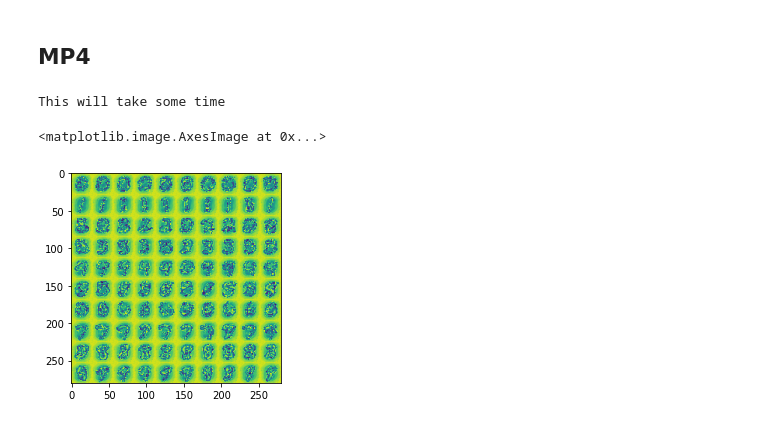
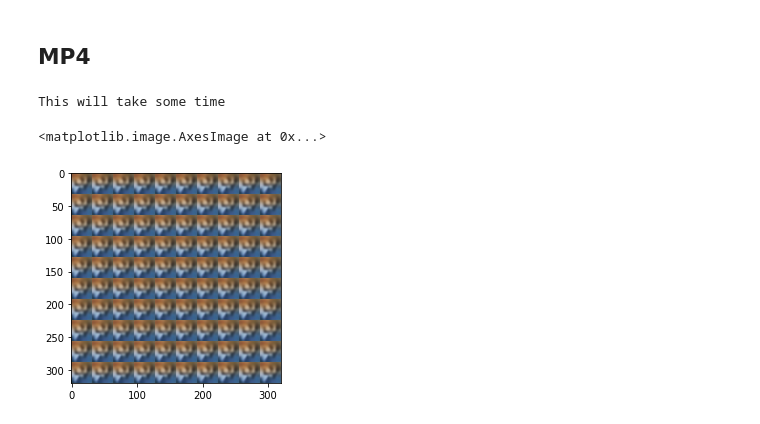
Before and after one commit to Kinvert/Machine-Learning, a Jupyter notebook: Autoencoders/CIFAR-10-Visualizations/01-Training-History/CIFAR-10-Autoencoder-Vis.ipynb, the cells around one changed output. Saved outputs shown, nothing was run; the diff lists cells and outputs as text; code cells hidden in the pictures.

```diff
--- a/Autoencoders/CIFAR-10-Visualizations/01-Training-History/CIFAR-10-Autoencoder-Vis.ipynb
+++ b/Autoencoders/CIFAR-10-Visualizations/01-Training-History/CIFAR-10-Autoencoder-Vis.ipynb
@@ -104,0 +174,8 @@ Epoch 64/64
+# %%
+mainLR = 0.001
+loss_fn = tf.keras.losses.MeanSquaredError()
+optimizer = tf.keras.optimizers.Adam(learning_rate=mainLR)
+autoencoder.compile(optimizer, loss_fn)
+
+train_acc_metric = tf.keras.metrics.MeanSquaredError()
+val_acc_metric = tf.keras.metrics.MeanSquaredError()
@@ -113,7 +270,7 @@ print(prediction_history.shape)
 # %%
 idx = 0
 splits = 10
-mult = 26
+mult = 1
 f, axarr = plt.subplots(1, 1, figsize=(15, 15))
 blends = np.zeros(shape=(32 * splits, 32 * splits, 3))
 other = np.zeros(shape=(32 * splits, 32 * splits, 3))
@@ -151,6 +307,7 @@ plt.rcParams["figure.autolayout"] = True
 fig, ax = plt.subplots()
 
 idx = 0
+prediction_history = predHistory
 
 def update(i):
     frame = prediction_history[i][idx]
@@ -206,44 +363,30 @@ images = [pred_numpy_array[i][idx][:,:,0] for i in range(100)]
 # %%
 tiles = 10
 totalFrames = 100
 
-indexesArray = []
-for i in range(10):
-    Y_index = 0
-    thisRow = []
-    for j in range(10):
-        numFound = 0
-        while numFound == 0:
-            if Y_test[Y_index] == i:
-                thisRow.append(Y_index)
-                numFound += 1
-            Y_index += 1
-    indexesArray.append(thisRow)
-
-
-blends = np.zeros(shape=(totalFrames, 28 * tiles, 28 * tiles)).astype(np.uint8)
+blends = np.zeros(shape=(totalFrames, 32 * tiles, 32 * tiles, 3)).astype(np.uint8)
 for frameNum in range(totalFrames):
     for i in range(tiles):
         for j in range(tiles):
-            this_img = pred_numpy_array[frameNum][indexesArray[i][j]][:,:,0]
-            blends[frameNum, i*28:(i+1)*28, j*28:(j+1)*28] = this_img
+            this_img = pred_numpy_array[frameNum][0]
+            blends[frameNum, i*32:(i+1)*32, j*32:(j+1)*32, :] = this_img
 
 plt.imshow(blends[-1])
 
 fourcc = cv2.VideoWriter_fourcc(*'mp4v')
-out = cv2.VideoWriter(output, fourcc, 30, (tiles*28, tiles*28))
+out = cv2.VideoWriter(output, fourcc, 30, (tiles*32, tiles*32))
 print('This will take some time')
 for i, blend in enumerate(blends):
-    out.write(cv2.applyColorMap(cv2.cvtColor(blend, cv2.COLOR_GRAY2RGB), cv2.COLORMAP_JET))
+    out.write(cv2.applyColorMap(blend, cv2.COLORMAP_JET))
 
 
 out.release()
 
 plt.imshow(blend)
 # %% [output]
 This will take some time
 <matplotlib.image.AxesImage at 0x...>
-[figure, old version]
+[figure, new version]
 # %%
 plt.imshow(blends[0])
 # %% [output]
```
Also changed, not shown: parts of 18 cells of this notebook, 2 other files.
